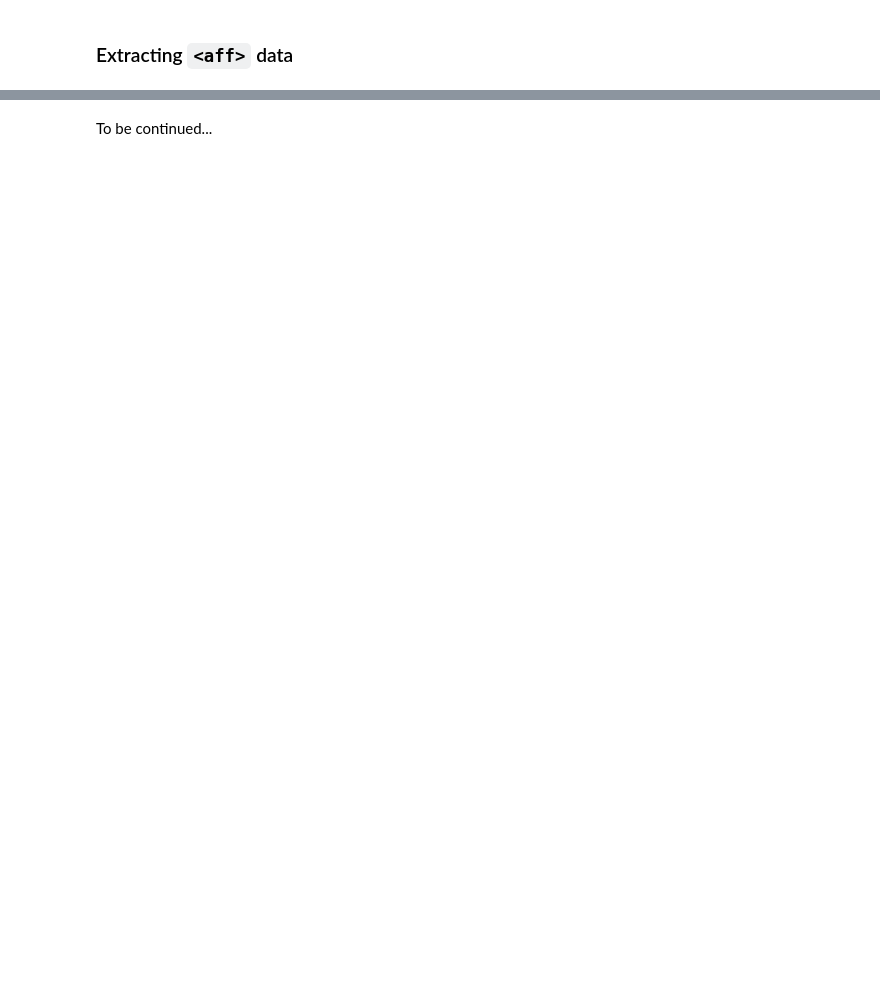
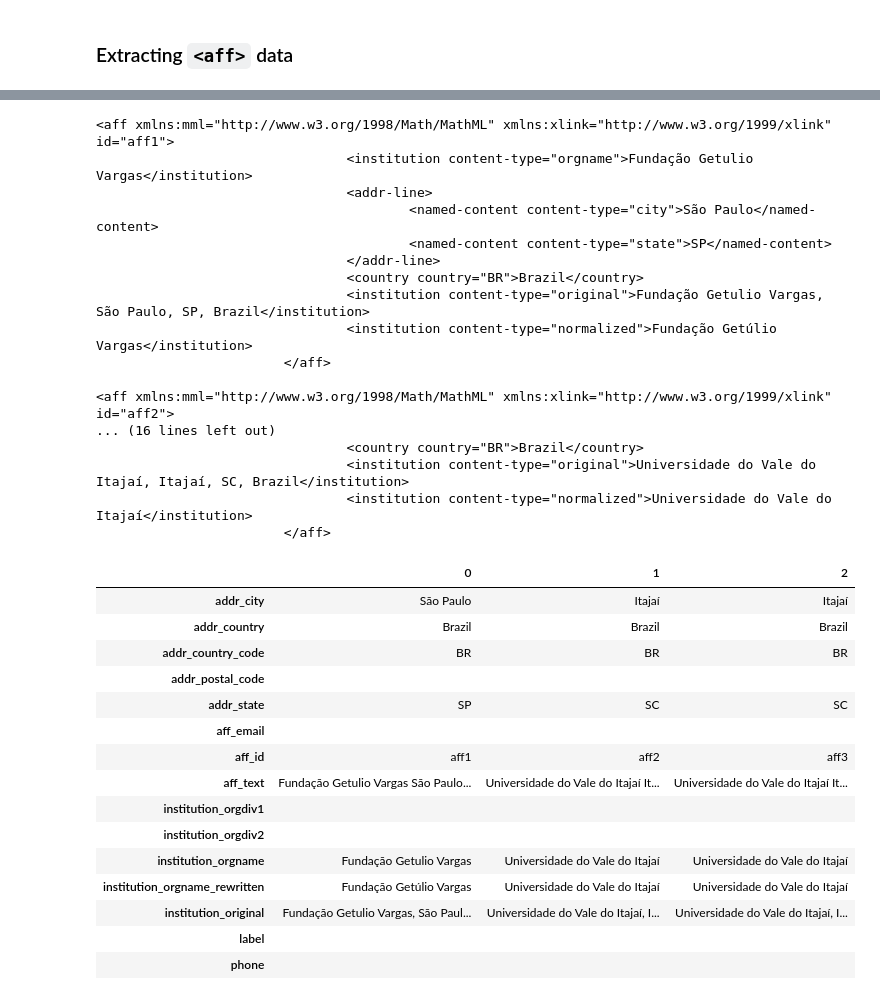
Before and after one commit to scieloorg/normalizations-experiments, a Jupyter notebook: experiments_2018-05-17.ipynb, the cells around one changed output, grey strips where cells are left out. Saved outputs shown, nothing was run; the diff lists cells and outputs as text; code cells hidden in the pictures; blank space fills up the shorter version.

```diff
--- a/experiments_2018-05-17.ipynb
+++ b/experiments_2018-05-17.ipynb
@@ -244,12 +244,12 @@ def etree_extract(regexes_table, element):
 # %%
 aids_regs = \
     [(key, attr, regex.compile(r, regex.B | regex.M)) for key, attr, r in [
-        ("article_publisher_id", "", r"/(?:article-id){e<=2}[^/]*"
+        ("article_publisher_id", "", r"/(?:article-id){e<=2}(?:@[^/]*)?"
                                      r"@(?:pub-id-type){e<=4}"
-                                     r"=(?:publisher-id){e<=4}(?:$|@)"),
-        ("article_doi", "", r"/(?:article-id){e<=2}[^/]*"
+                                     r"=(?:publisher-id){e<=4}(?:@[^/]*)?$"),
+        ("article_doi", "", r"/(?:article-id){e<=2}(?:@[^/]*)?"
                             r"@(?:pub-id-type){e<=4}"
-                            r"=(?:doi){e<=1}(?:$|@)"),
+                            r"=(?:doi){e<=1}(?:@[^/]*)?$"),
     ]]
 aids_extract = partial(etree_extract, aids_regs)
 # %%
@@ -340,0 +368,5 @@ contrib_extract(etree.XML("""<contrib contriytpe="author">
+# %%
+with open("selecao_xml_br/ape/v30n1/1982-0194-ape-30-01-III.xml") as f:
+    rbr = get_article_id_contrib_aff(etree.parse(f).getroot())
+print(etree.tounicode(rbr["contrib"][0]))
+contrib_extract(rbr["contrib"][0])
@@ -419,2 +508,40 @@ aff_extract(d.xpath("//aff")[0])
-# %% [markdown]
-To be continued...
+# %%
+with open("selecao_xml_br/bbr/v15n1/1808-2386-bbr-15-01-0088.xml") as f:
+    hbr = get_article_id_contrib_aff(etree.parse(f).getroot())
+for aff in hbr["aff"]:
+    print(etree.tounicode(aff))
+pd.DataFrame(aff_extract(aff) for aff in hbr["aff"]).T
+# %% [output]
+<aff xmlns:mml="http://www.w3.org/1998/Math/MathML" xmlns:xlink="http://www.w3.org/1999/xlink" id="aff1">
+                                <institution content-type="orgname">Fundação Getulio Vargas</institution>
+                                <addr-line>
+                                        <named-content content-type="city">São Paulo</named-content>
+                                        <named-content content-type="state">SP</named-content>
+                                </addr-line>
+                                <country country="BR">Brazil</country>
+                                <institution content-type="original">Fundação Getulio Vargas, São Paulo, SP, Brazil</institution>
+                                <institution content-type="normalized">Fundação Getúlio Vargas</institution>
+                        </aff>
+
+<aff xmlns:mml="http://www.w3.org/1998/Math/MathML" xmlns:xlink="http://www.w3.org/1999/xlink" id="aff2">
+... (16 lines left out)
+                                <country country="BR">Brazil</country>
+                                <institution content-type="original">Universidade do Vale do Itajaí, Itajaí, SC, Brazil</institution>
+                                <institution content-type="normalized">Universidade do Vale do Itajaí</institution>
+                        </aff>
+|  | 0 | 1 | 2 |
+| addr_city | São Paulo | Itajaí | Itajaí |
+| addr_country | Brazil | Brazil | Brazil |
+| addr_country_code | BR | BR | BR |
+| addr_postal_code |  |  |  |
+| addr_state | SP | SC | SC |
+| aff_email |  |  |  |
+| aff_id | aff1 | aff2 | aff3 |
+| aff_text | Fundação Getulio Vargas São Paulo... | Universidade do Vale do Itajaí It... | Universidade do Vale do Itajaí It... |
+| institution_orgdiv1 |  |  |  |
+| institution_orgdiv2 |  |  |  |
+| institution_orgname | Fundação Getulio Vargas | Universidade do Vale do Itajaí | Universidade do Vale do Itajaí |
+| institution_orgname_rewritten | Fundação Getúlio Vargas | Universidade do Vale do Itajaí | Universidade do Vale do Itajaí |
+| institution_original | Fundação Getulio Vargas, São Paul... | Universidade do Vale do Itajaí, I... | Universidade do Vale do Itajaí, I... |
+| label |  |  |  |
+| phone |  |  |  |
```
Also changed, not shown: parts of 20 cells of this notebook.
